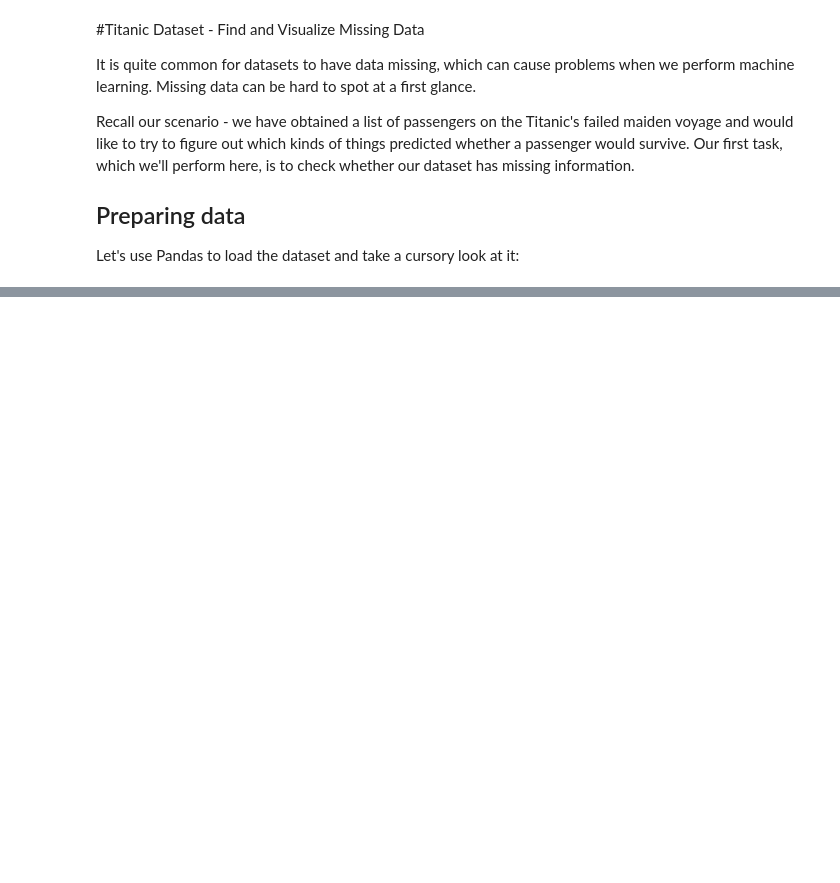
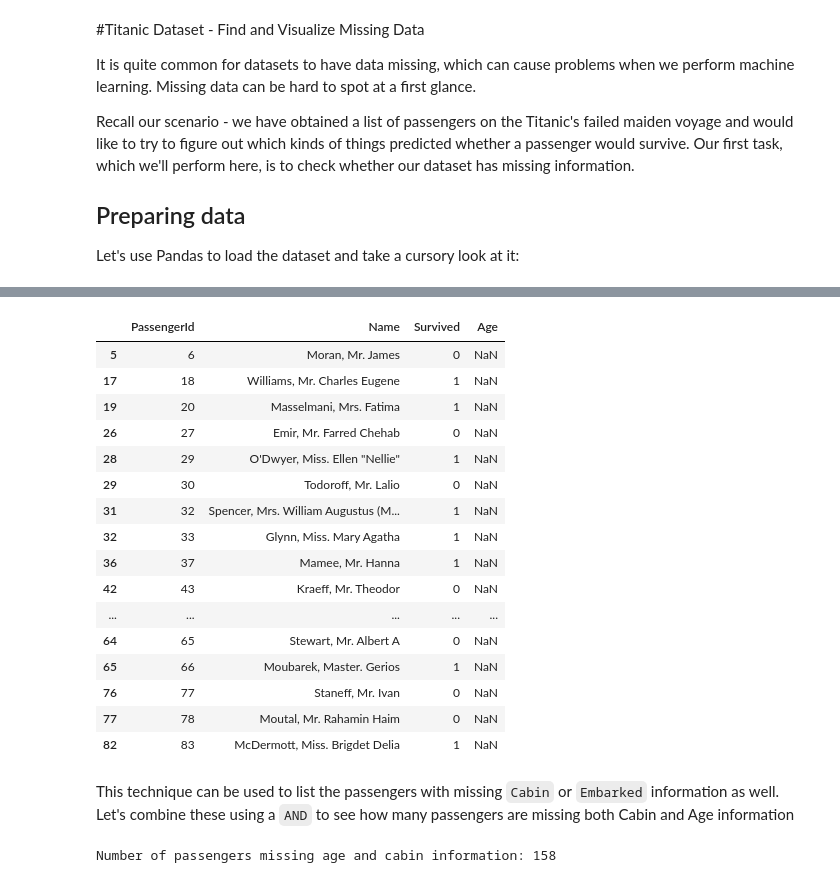
Before and after one commit to fitditcorp4/dp100_MS_Azure_DataScientist, a Jupyter notebook: Working_with_missing_data.ipynb, the cells around one changed output, grey strips where cells are left out. Saved outputs shown, nothing was run; the diff lists cells and outputs as text; code cells hidden in the pictures; blank space fills up the shorter version.

```diff
--- a/Working_with_missing_data.ipynb
+++ b/Working_with_missing_data.ipynb
@@ -48,0 +121,38 @@ graphing.py.6       100%[===================>]  21.01K  --.-KB/s    in 0.01s
+# %%
+# Select Passengers with unknown age
+# Notice how we use .isnull() rows with no value
+unknown_age = dataset[dataset["Age"].isnull()]
+
+# Print only the colums we want for the moment (to better fit the screen)
+# limit output to 20 rows
+unknown_age[["PassengerId","Name", "Survived", "Age"]][:20]
+# %% [output]
+|  | PassengerId | Name | Survived | Age |
+| 5 | 6 | Moran, Mr. James | 0 | NaN |
+| 17 | 18 | Williams, Mr. Charles Eugene | 1 | NaN |
+| 19 | 20 | Masselmani, Mrs. Fatima | 1 | NaN |
+| 26 | 27 | Emir, Mr. Farred Chehab | 0 | NaN |
+| 28 | 29 | O'Dwyer, Miss. Ellen "Nellie" | 1 | NaN |
+| 29 | 30 | Todoroff, Mr. Lalio | 0 | NaN |
+| 31 | 32 | Spencer, Mrs. William Augustus (M... | 1 | NaN |
+| 32 | 33 | Glynn, Miss. Mary Agatha | 1 | NaN |
+| 36 | 37 | Mamee, Mr. Hanna | 1 | NaN |
+| 42 | 43 | Kraeff, Mr. Theodor | 0 | NaN |
+| ... | ... | ... | ... | ... |
+| 64 | 65 | Stewart, Mr. Albert A | 0 | NaN |
+| 65 | 66 | Moubarek, Master. Gerios | 1 | NaN |
+| 76 | 77 | Staneff, Mr. Ivan | 0 | NaN |
+| 77 | 78 | Moutal, Mr. Rahamin Haim | 0 | NaN |
+| 82 | 83 | McDermott, Miss. Brigdet Delia | 1 | NaN |
+# %% [markdown]
+This technique can be used to list the passengers with missing `Cabin` or `Embarked` information as well. Let's combine these using a `AND` to see how many passengers are missing both Cabin and Age information
+# %%
+# Find those missing age or cabin information
+missing_age = dataset["Age"].isnull()
+missing_cabin = dataset["Cabin"].isnull()
+
+# Find those missing both
+unknown_age_and_cabin = dataset[missing_age & missing_cabin]
+print("Number of passengers missing age and cabin information:", len(unknown_age_and_cabin))
+# %% [output]
+Number of passengers missing age and cabin information: 158
```
Also changed, not shown: parts of 20 cells of this notebook.
